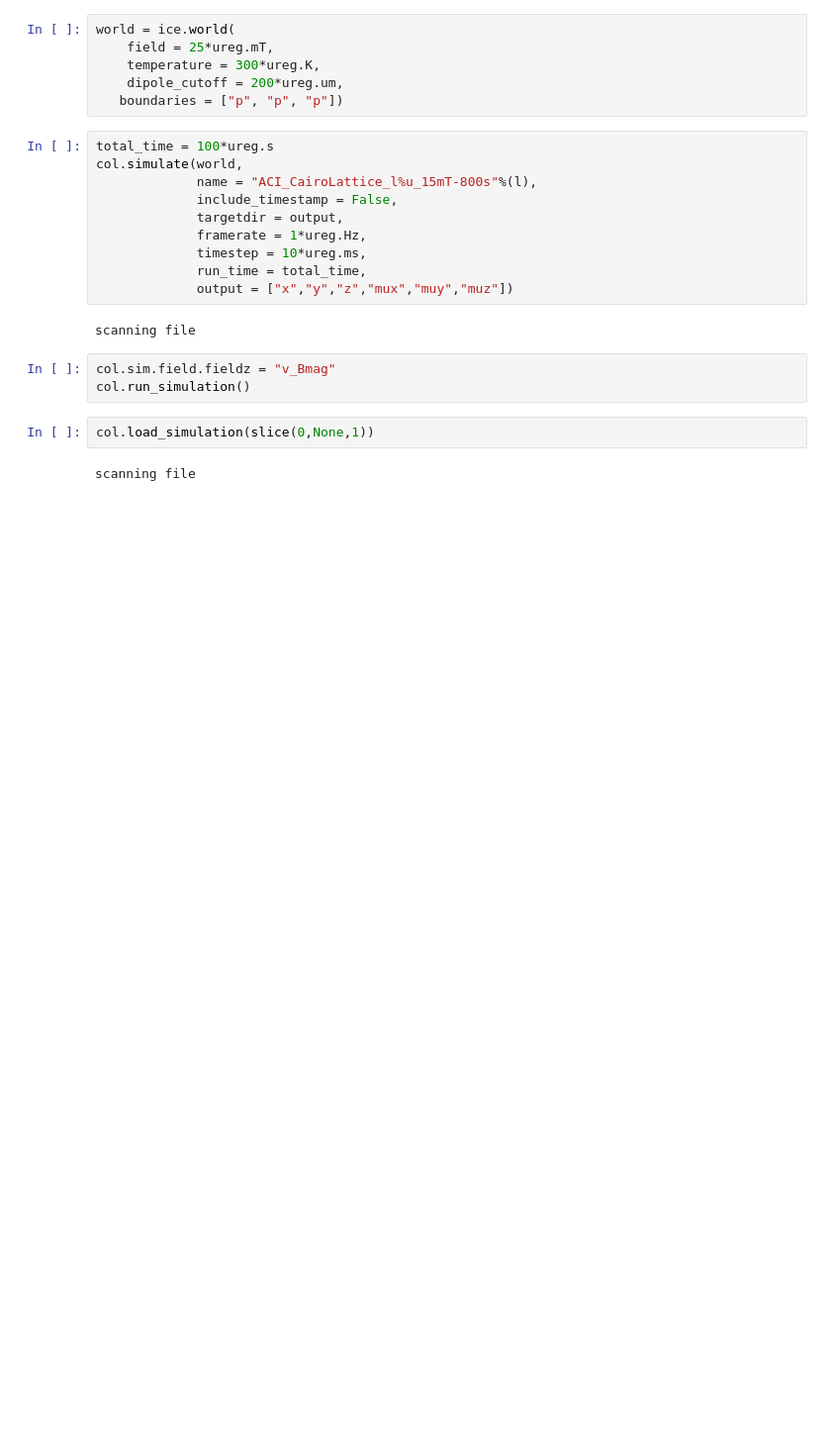
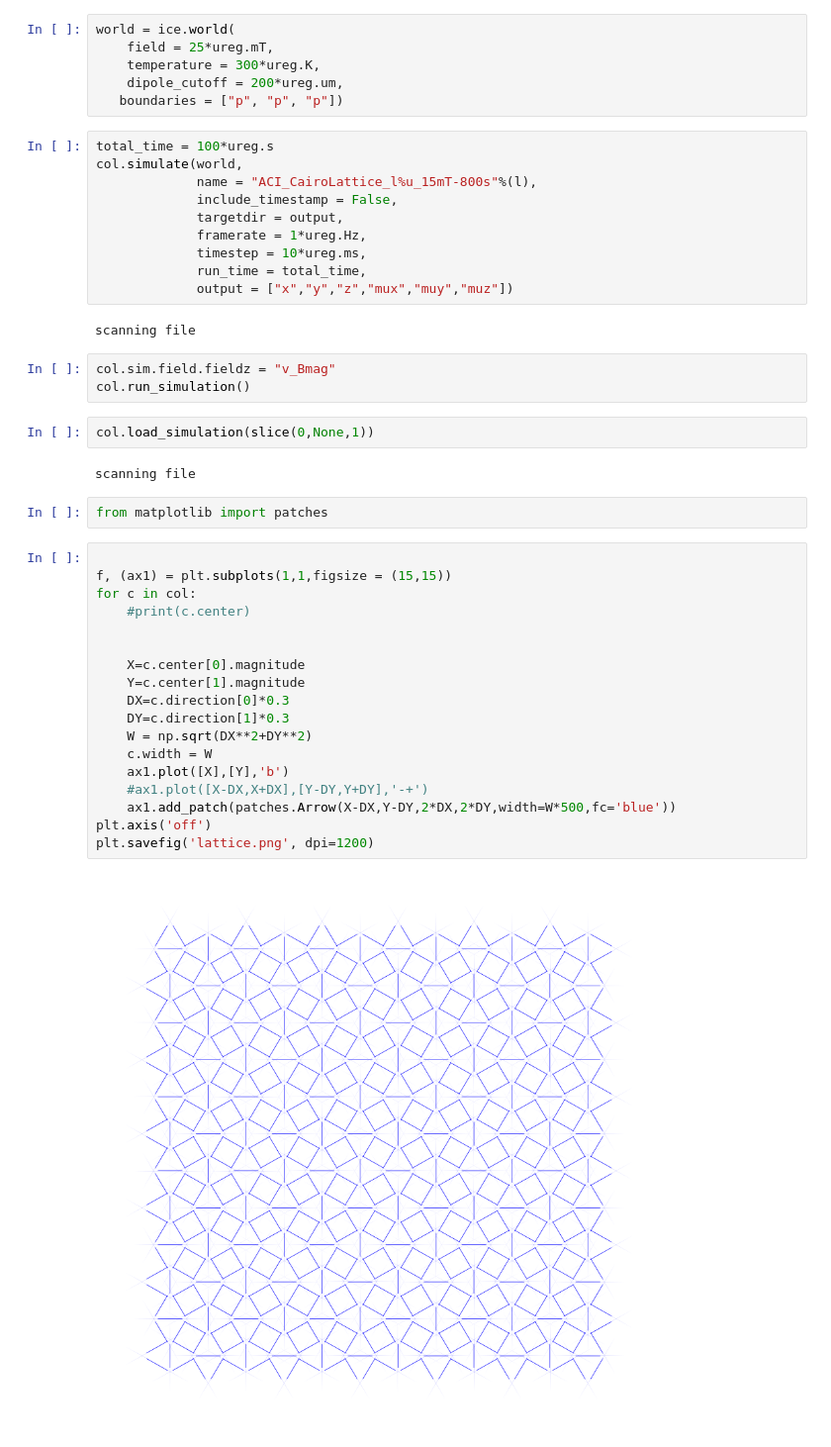
Before and after one commit to crodriga/PROJECT_CairoLattice, a Jupyter notebook: Scripts/Script-8.0_Cairo_PeriodicBoundaries.ipynb, the cells around one changed output. Shown at 99% size. Saved outputs shown, nothing was run; the diff lists cells and outputs as text; blank space fills up the shorter version.

```diff
--- a/Scripts/Script-8.0_Cairo_PeriodicBoundaries.ipynb
+++ b/Scripts/Script-8.0_Cairo_PeriodicBoundaries.ipynb
@@ -101,3 +91,25 @@ col.run_simulation()
 col.load_simulation(slice(0,None,1))
 # %% [output]
 scanning file
+# %%
+from matplotlib import patches
+# %%
+
+f, (ax1) = plt.subplots(1,1,figsize = (15,15))
+for c in col:
+    #print(c.center)
+
+
+    X=c.center[0].magnitude
+    Y=c.center[1].magnitude
+    DX=c.direction[0]*0.3
+    DY=c.direction[1]*0.3
+    W = np.sqrt(DX**2+DY**2)
+    c.width = W
+    ax1.plot([X],[Y],'b')
+    #ax1.plot([X-DX,X+DX],[Y-DY,Y+DY],'-+')
+    ax1.add_patch(patches.Arrow(X-DX,Y-DY,2*DX,2*DY,width=W*500,fc='blue'))
+plt.axis('off')
+plt.savefig('lattice.png', dpi=1200)
+# %% [output]
+[figure, added]
```
Also changed, not shown: parts of 9 cells of this notebook, 9 other files.
